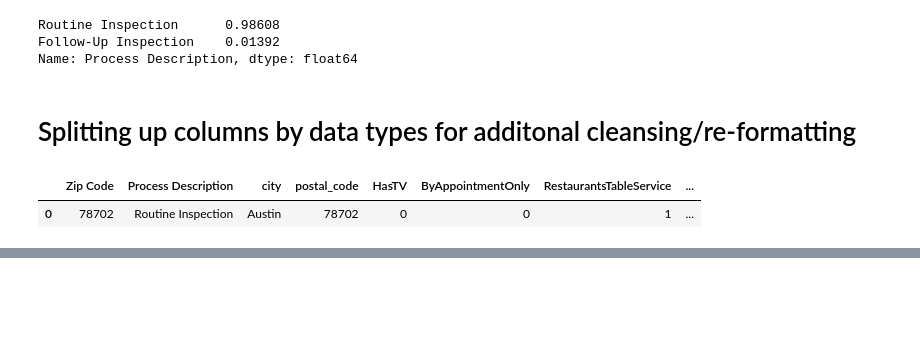
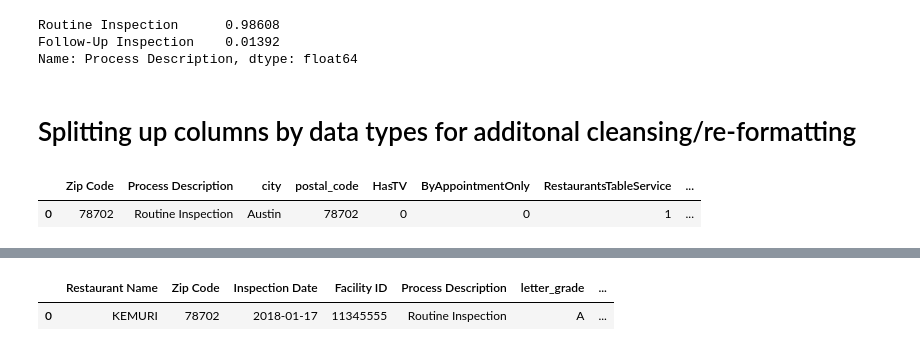
Before and after one commit to ellerybledsoe/Springboard, a Jupyter notebook: Austin Restaurant Inspections_Data Wrangling.ipynb, the cells around one changed output, grey strips where cells are left out. Cells and saved outputs as stored; diff of their text form; code cells hidden in the pictures; blank space fills up the shorter version.

```diff
--- a/Austin Restaurant Inspections_Data Wrangling.ipynb
+++ b/Austin Restaurant Inspections_Data Wrangling.ipynb
@@ -840,0 +838,6 @@ inspections_reviews_merge1.head()
+# %%
+restaurant_attributes = inspections_reviews_merge[dimensions]
+restaurant_attributes.head(1)
+# %% [output]
+|  | Restaurant Name | Zip Code | Inspection Date | Facility ID | Process Description | letter_grade | ... |
+| 0 | KEMURI | 78702 | 2018-01-17 | 11345555 | Routine Inspection | A | ... |
```
Also changed, not shown: parts of 29 cells of this notebook.
